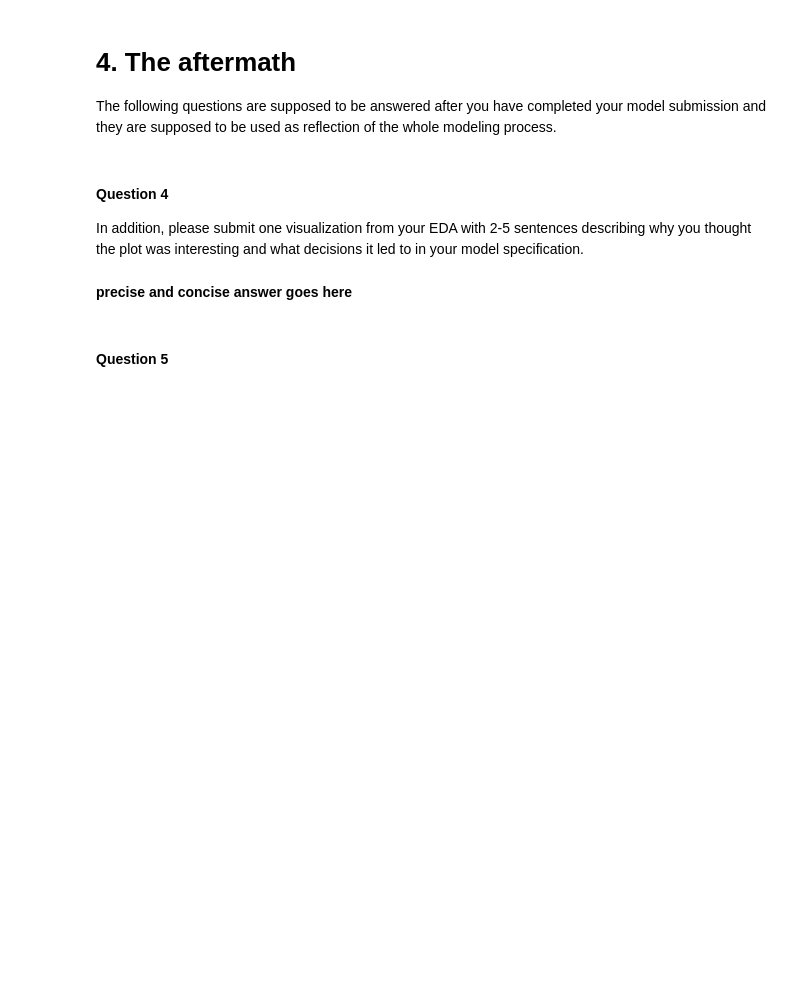
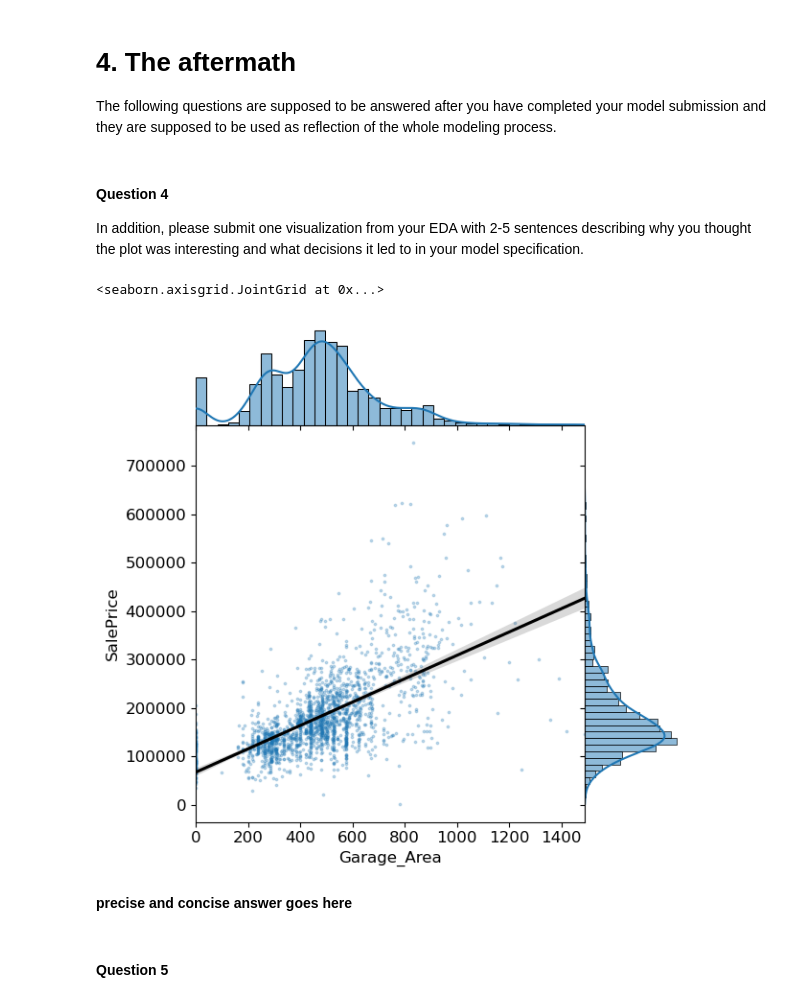
Before and after one commit to noah18c/Data_analysis, a Jupyter notebook: clinic_2/clinic2-empty-2024.ipynb, the cells around one changed output. Drawn from its saved outputs; the diff is of its cells as text; code cells hidden in the pictures; blank space fills up the shorter version.

Commit message:
3 further progress visualizations

```diff
--- a/clinic_2/clinic2-empty-2024.ipynb
+++ b/clinic_2/clinic2-empty-2024.ipynb
@@ -1119,3 +1291,24 @@ In addition, please submit one visualization from your EDA with 2-5 sentences de
+# %%
+#your code here
+sns.jointplot(
+    x='Garage_Area',
+    y='SalePrice',
+    data=training_data,
+#    stat_func=None,
+    kind="reg",
+    ratio=4,
+    space=0,
+    scatter_kws={
+        's': 3,
+        'alpha': 0.25
+    },
+    line_kws={
+        'color': 'black'
+    }
+)
+# %% [output]
+<seaborn.axisgrid.JointGrid at 0x...>
+[figure, added]
 # %% [markdown]
 **precise and concise answer goes here**
 # %% [markdown]
```
Also changed, not shown: parts of 13 cells of this notebook.
